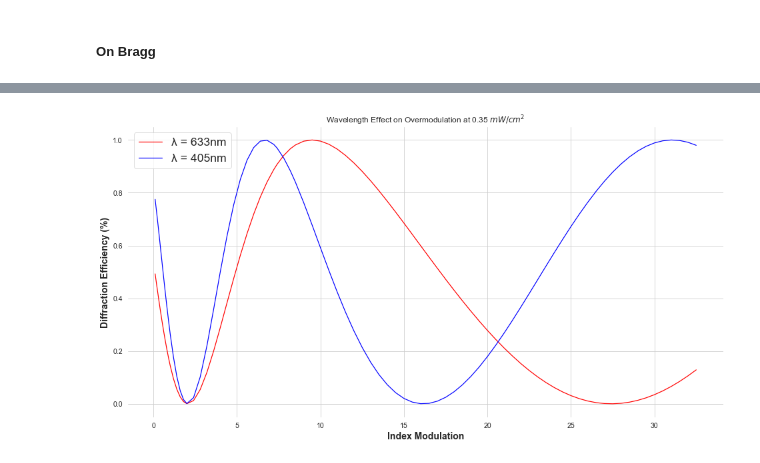
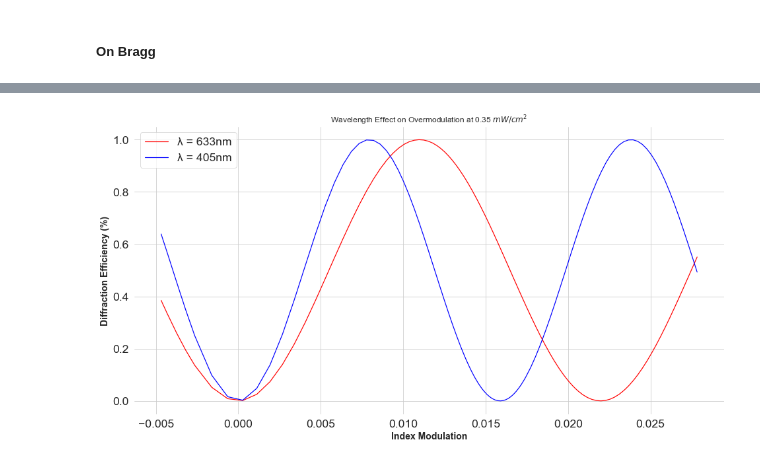
Before and after one commit to Emmanuel-Bamidele/Holography, a Jupyter notebook: PhotoPolymer_Diffusion_Model.ipynb, the cells around one changed output, grey strips where cells are left out. Drawn from its saved outputs; the diff is of its cells as text; code cells hidden in the pictures.

```diff
--- a/PhotoPolymer_Diffusion_Model.ipynb
+++ b/PhotoPolymer_Diffusion_Model.ipynb
@@ -433,27 +433,27 @@ sns.despine(left=True, bottom=True)
 # %%
 fig, (ax) = plt.subplots(figsize=(16,8))
 
 ax =sns.set(style='whitegrid', rc={"axes.labelsize":14})
 ax =sns.set_context("paper", font_scale=2)
 
 
-sns.lineplot(x = df4["Exposure_Time"], y = df4["Diffraction_Efficiency_p1"], label="λ = 633nm", color="red")
-sns.lineplot(x = df4["Exposure_Time"], y = df4["Diffraction_Efficiency2"], label="λ = 405nm", color = "blue")
+sns.lineplot(x = df3["Index_Modulation"], y = df3["Diffraction_Efficiency_p1"], label="λ = 633nm", color="red")
+sns.lineplot(x = df3["Index_Modulation"], y = df3["Diffraction_Efficiency2"], label="λ = 405nm", color = "blue")
 #sns.lineplot(x = df4["Index_Modulation"], y = df4["Diffraction_Efficiency_L3"], label="Thickness = 100μm")
 
 #plt.grid(False);
 plt.title("Wavelength Effect on Overmodulation at 0.35 $mW/cm^2$", fontsize=12)
 plt.ylabel("Diffraction Efficiency (%)", fontsize=14, fontweight="bold")
 plt.xlabel("Index Modulation", fontsize=14, fontweight="bold");
 #plt.xlim(-0.002, 0.03);
 plt.legend(loc='best')
 
 
 sns.despine(left=True, bottom=True)
 plt.savefig('Figure6a' + date + '.tif', bbox_inches='tight') #can be .pdf,png, tif, jpeg, etc)
 plt.show()
 # %% [output]
-[figure, old version]
+[figure, new version]
 # %%
 #Diffraction efficiency vs index modulation plot at different exposure intensity
 fig, axs = plt.subplots(figsize=(15,12), ncols=3, nrows=2)
```
Also changed, not shown: parts of 13 cells of this notebook.
